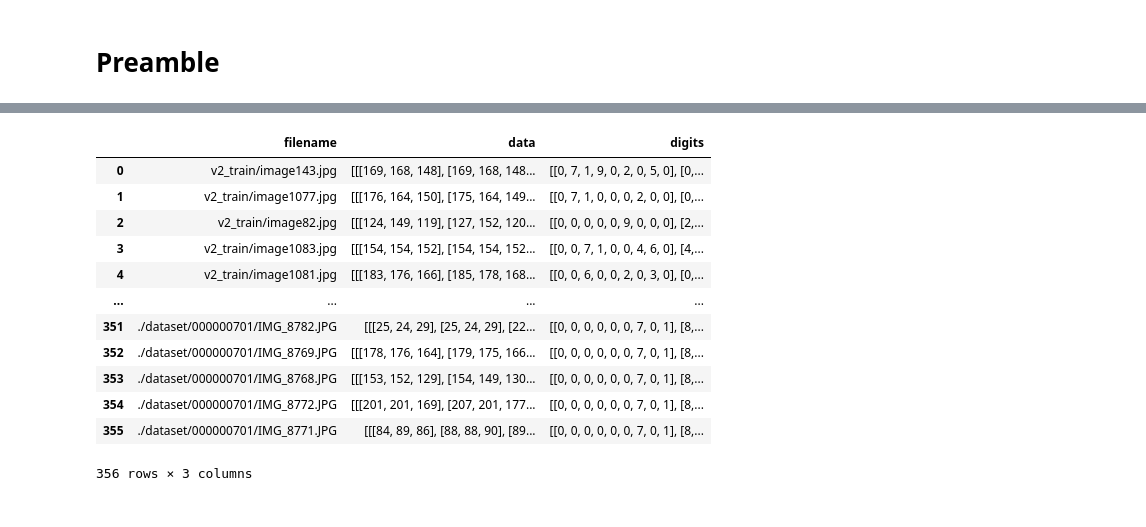
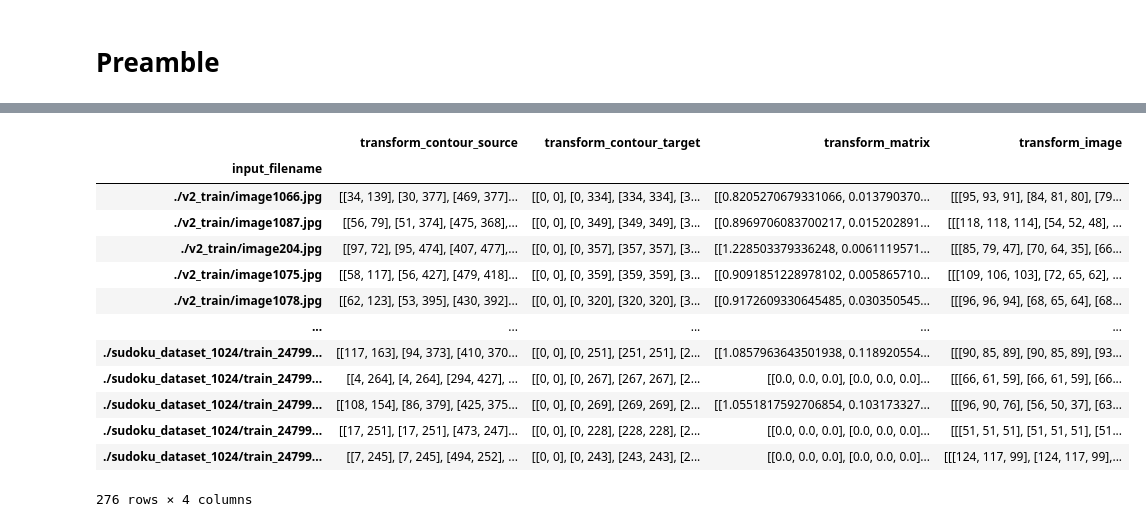
Before and after one commit to uol-mediaprocessing-201920/group-projects-sudoku-solver, a Jupyter notebook: main_extraction.ipynb, the cells around one changed output, grey strips where cells are left out. Drawn from its saved outputs; the diff is of its cells as text; code cells hidden in the pictures.

```diff
--- a/main_extraction.ipynb
+++ b/main_extraction.ipynb
@@ -34,18 +45,19 @@ import numpy as np
 # %%
-!cp "./drive/My Drive/sudoku_acquisition_output.bz2" "./sudoku_acquisition_output.bz2"
-acquisitions = pd.read_pickle("./sudoku_acquisition_output.bz2")
-acquisitions
+!cp "./drive/My Drive/sudoku_transformation_output.bz2" "./sudoku_transformation_output.bz2"
+dataset = pd.read_pickle("./sudoku_transformation_output.bz2")
+dataset
 # %% [output]
-|  | filename | data | digits |
-| 0 | v2_train/image143.jpg | [[[169, 168, 148], [169, 168, 148... | [[0, 7, 1, 9, 0, 2, 0, 5, 0], [0,... |
-| 1 | v2_train/image1077.jpg | [[[176, 164, 150], [175, 164, 149... | [[0, 7, 1, 0, 0, 0, 2, 0, 0], [0,... |
-| 2 | v2_train/image82.jpg | [[[124, 149, 119], [127, 152, 120... | [[0, 0, 0, 0, 0, 9, 0, 0, 0], [2,... |
-| 3 | v2_train/image1083.jpg | [[[154, 154, 152], [154, 154, 152... | [[0, 0, 7, 1, 0, 0, 4, 6, 0], [4,... |
-| 4 | v2_train/image1081.jpg | [[[183, 176, 166], [185, 178, 168... | [[0, 0, 6, 0, 0, 2, 0, 3, 0], [0,... |
-| ... | ... | ... | ... |
-| 351 | ./dataset/000000701/IMG_8782.JPG | [[[25, 24, 29], [25, 24, 29], [22... | [[0, 0, 0, 0, 0, 0, 7, 0, 1], [8,... |
-| 352 | ./dataset/000000701/IMG_8769.JPG | [[[178, 176, 164], [179, 175, 166... | [[0, 0, 0, 0, 0, 0, 7, 0, 1], [8,... |
-| 353 | ./dataset/000000701/IMG_8768.JPG | [[[153, 152, 129], [154, 149, 130... | [[0, 0, 0, 0, 0, 0, 7, 0, 1], [8,... |
-| 354 | ./dataset/000000701/IMG_8772.JPG | [[[201, 201, 169], [207, 201, 177... | [[0, 0, 0, 0, 0, 0, 7, 0, 1], [8,... |
-| 355 | ./dataset/000000701/IMG_8771.JPG | [[[84, 89, 86], [88, 88, 90], [89... | [[0, 0, 0, 0, 0, 0, 7, 0, 1], [8,... |
+|  | transform_contour_source | transform_contour_target | transform_matrix | transform_image |
+| input_filename |  |  |  |  |
+| ./v2_train/image1066.jpg | [[34, 139], [30, 377], [469, 377]... | [[0, 0], [0, 334], [334, 334], [3... | [[0.8205270679331066, 0.013790370... | [[[95, 93, 91], [84, 81, 80], [79... |
+| ./v2_train/image1087.jpg | [[56, 79], [51, 374], [475, 368],... | [[0, 0], [0, 349], [349, 349], [3... | [[0.8969706083700217, 0.015202891... | [[[118, 118, 114], [54, 52, 48], ... |
+| ./v2_train/image204.jpg | [[97, 72], [95, 474], [407, 477],... | [[0, 0], [0, 357], [357, 357], [3... | [[1.228503379336248, 0.0061119571... | [[[85, 79, 47], [70, 64, 35], [66... |
+| ./v2_train/image1075.jpg | [[58, 117], [56, 427], [479, 418]... | [[0, 0], [0, 359], [359, 359], [3... | [[0.9091851228978102, 0.005865710... | [[[109, 106, 103], [72, 65, 62], ... |
+| ./v2_train/image1078.jpg | [[62, 123], [53, 395], [430, 392]... | [[0, 0], [0, 320], [320, 320], [3... | [[0.9172609330645485, 0.030350545... | [[[96, 96, 94], [68, 65, 64], [68... |
+| ... | ... | ... | ... | ... |
+| ./sudoku_dataset_1024/train_24799... | [[117, 163], [94, 373], [410, 370... | [[0, 0], [0, 251], [251, 251], [2... | [[1.0857963643501938, 0.118920554... | [[[90, 85, 89], [90, 85, 89], [93... |
+| ./sudoku_dataset_1024/train_24799... | [[4, 264], [4, 264], [294, 427], ... | [[0, 0], [0, 267], [267, 267], [2... | [[0.0, 0.0, 0.0], [0.0, 0.0, 0.0]... | [[[66, 61, 59], [66, 61, 59], [66... |
+| ./sudoku_dataset_1024/train_24799... | [[108, 154], [86, 379], [425, 375... | [[0, 0], [0, 269], [269, 269], [2... | [[1.0551817592706854, 0.103173327... | [[[96, 90, 76], [56, 50, 37], [63... |
+| ./sudoku_dataset_1024/train_24799... | [[17, 251], [17, 251], [473, 247]... | [[0, 0], [0, 228], [228, 228], [2... | [[0.0, 0.0, 0.0], [0.0, 0.0, 0.0]... | [[[51, 51, 51], [51, 51, 51], [51... |
+| ./sudoku_dataset_1024/train_24799... | [[7, 245], [7, 245], [494, 252], ... | [[0, 0], [0, 243], [243, 243], [2... | [[0.0, 0.0, 0.0], [0.0, 0.0, 0.0]... | [[[124, 117, 99], [124, 117, 99],... |
-356 rows × 3 columns
+276 rows × 4 columns
```
Also changed, not shown: parts of 21 cells of this notebook.
